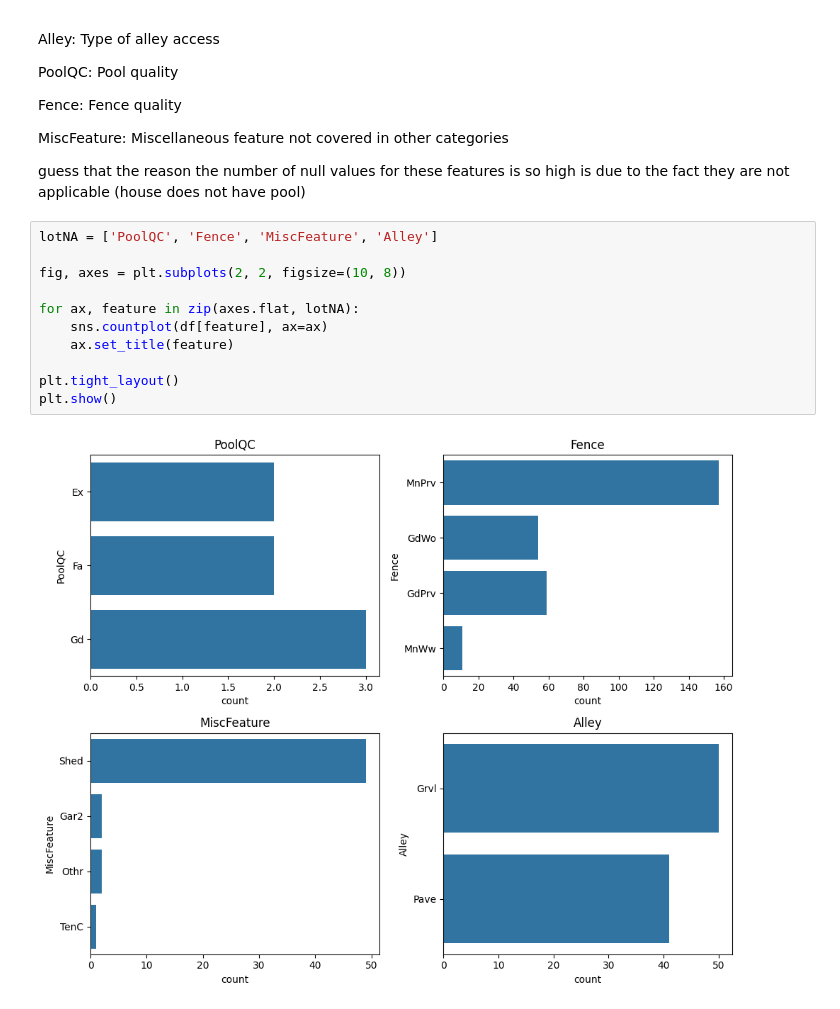
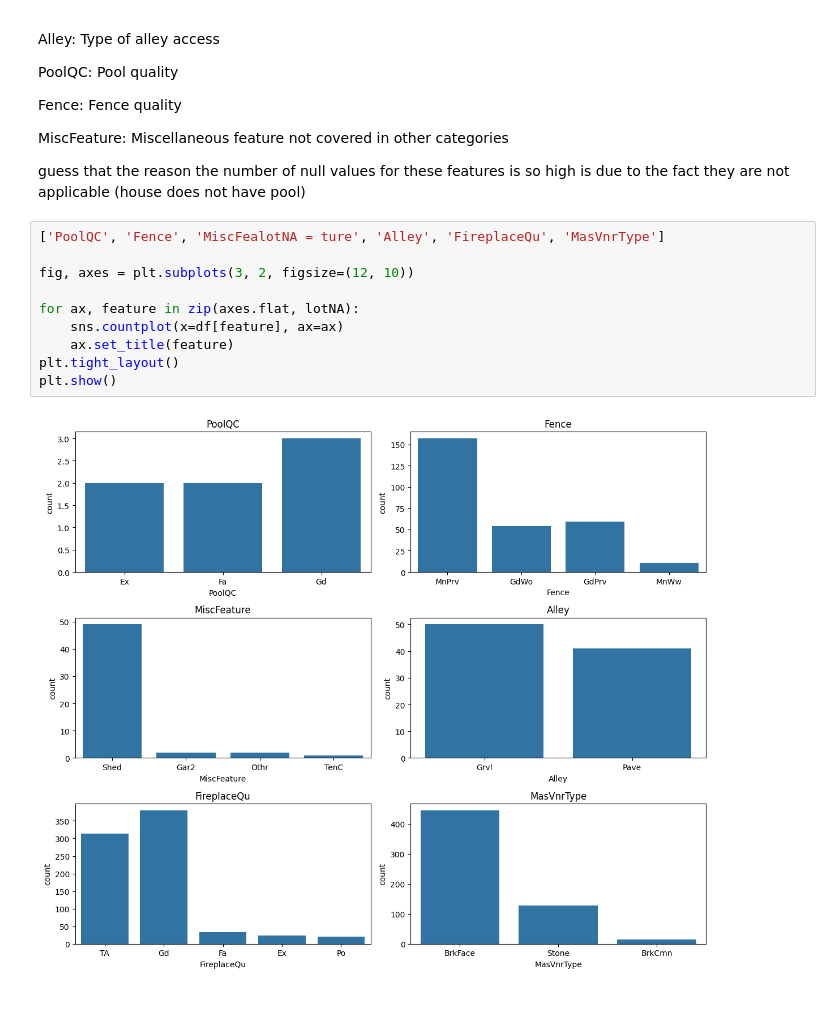
Before and after one commit to amandacao2/Kaggle-Data-Exploration, a Jupyter notebook: training.ipynb, the cells around one changed output. Drawn from its saved outputs; the diff is of its cells as text.

```diff
--- a/training.ipynb
+++ b/training.ipynb
@@ -82,15 +82,14 @@ MiscFeature: Miscellaneous feature not covered in other categories
 
 guess that the reason the number of null values for these features is so high is due to the fact they are not applicable (house does not have pool)
 # %%
-lotNA = ['PoolQC', 'Fence', 'MiscFeature', 'Alley']
+['PoolQC', 'Fence', 'MiscFealotNA = ture', 'Alley', 'FireplaceQu', 'MasVnrType']
 
-fig, axes = plt.subplots(2, 2, figsize=(10, 8))
+fig, axes = plt.subplots(3, 2, figsize=(12, 10))
 
 for ax, feature in zip(axes.flat, lotNA):
-    sns.countplot(df[feature], ax=ax)
+    sns.countplot(x=df[feature], ax=ax)
     ax.set_title(feature)
-
 plt.tight_layout()
 plt.show()
 # %% [output]
-[figure, old version]
+[figure, new version]
```
Also changed, not shown: parts of 9 cells of this notebook, 1 other file.
